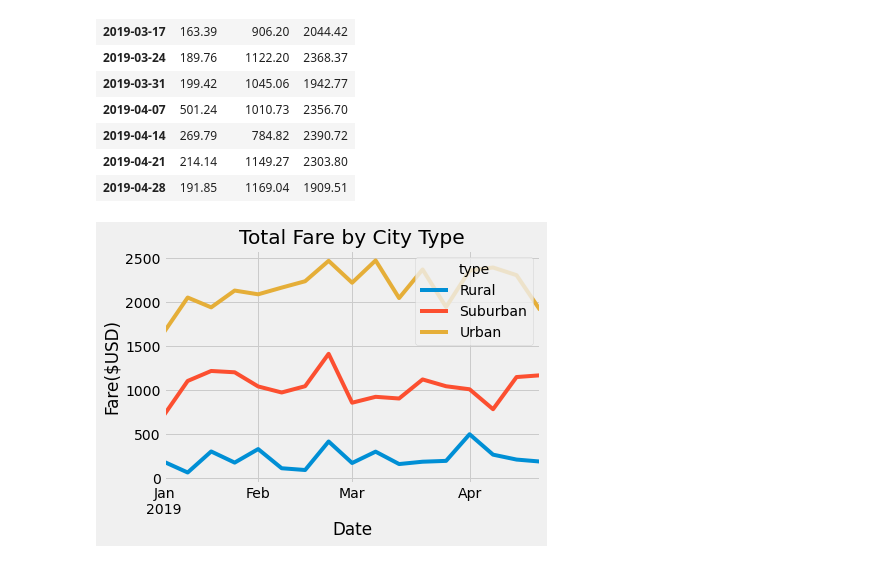
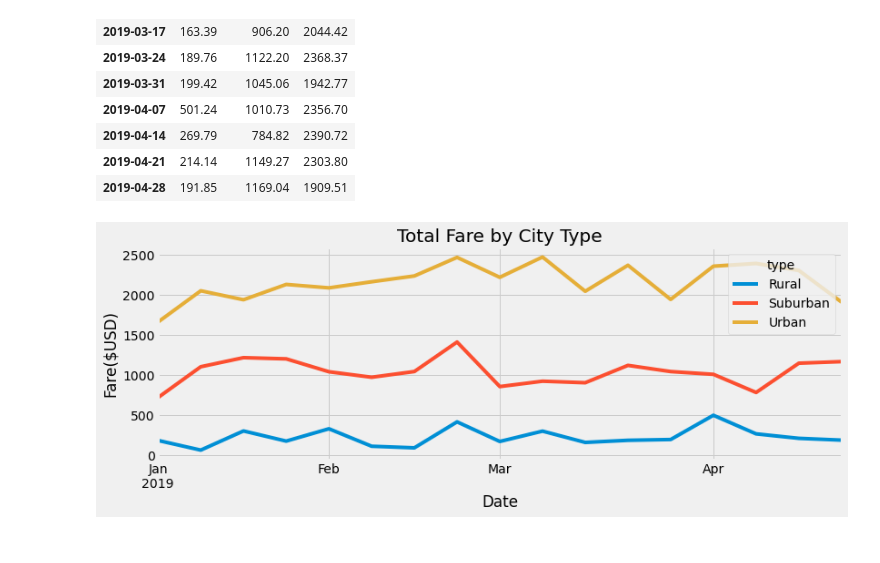
Before and after one commit to mrodenberg9055/PyBer_Analysis, a Jupyter notebook: PyBer_Challenge.ipynb, the cells around one changed output. Saved outputs shown, nothing was run; the diff lists cells and outputs as text; code cells hidden in the pictures.

```diff
--- a/PyBer_Challenge.ipynb
+++ b/PyBer_Challenge.ipynb
@@ -258,15 +258,15 @@ weekly_ride_fare_df
 # %%
 # 8. Using the object-oriented interface method, plot the resample DataFrame using the df.plot() function.
 
 # Import the style from Matplotlib.
 from matplotlib import style
 # Use the graph style fivethirtyeight.
 style.use('fivethirtyeight')
 
-weekly_ride_fare_df.plot()
+weekly_ride_fare_df.plot(figsize=(12, 4))
 plt.xlabel("Date")
 plt.ylabel("Fare($USD)")
 plt.title("Total Fare by City Type")
 plt.savefig("Resources/analysis/PyBer_fare_summary.png")
 # %% [output]
-[figure, old version]
+[figure, new version]
```
Also changed, not shown: 1 other file.
